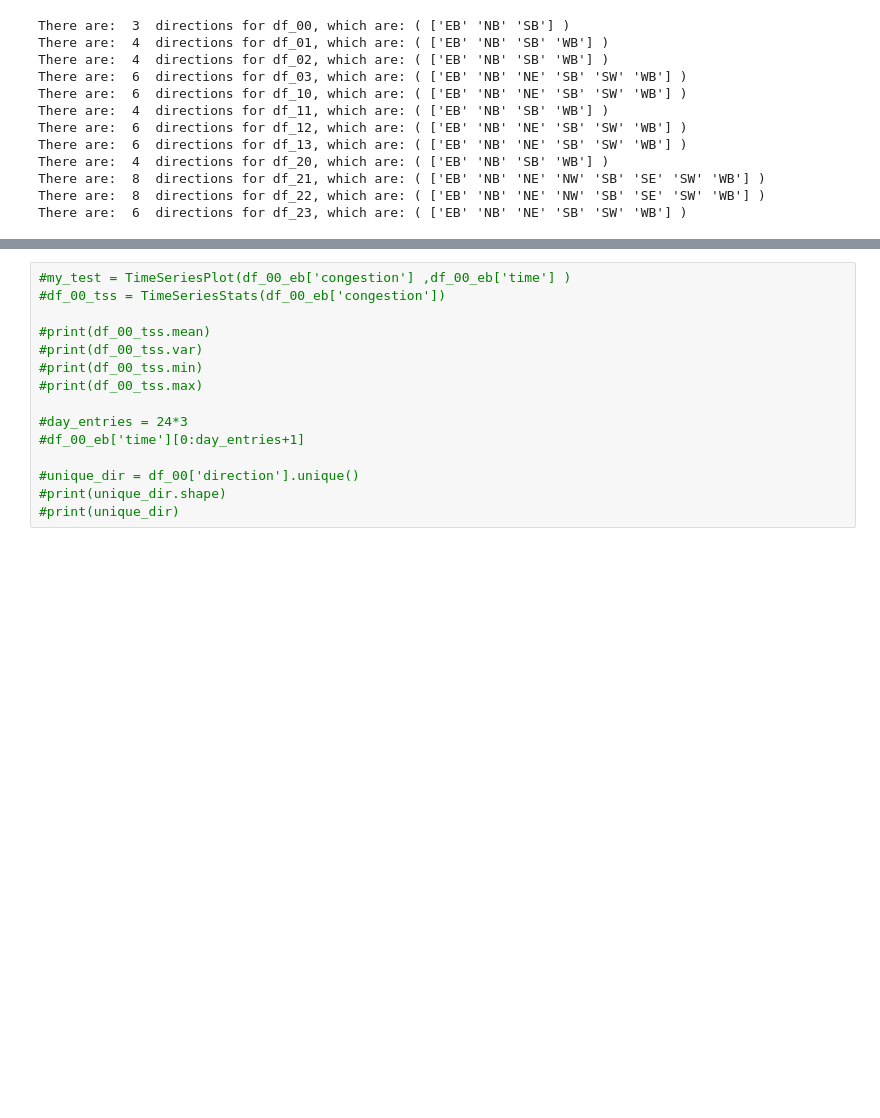
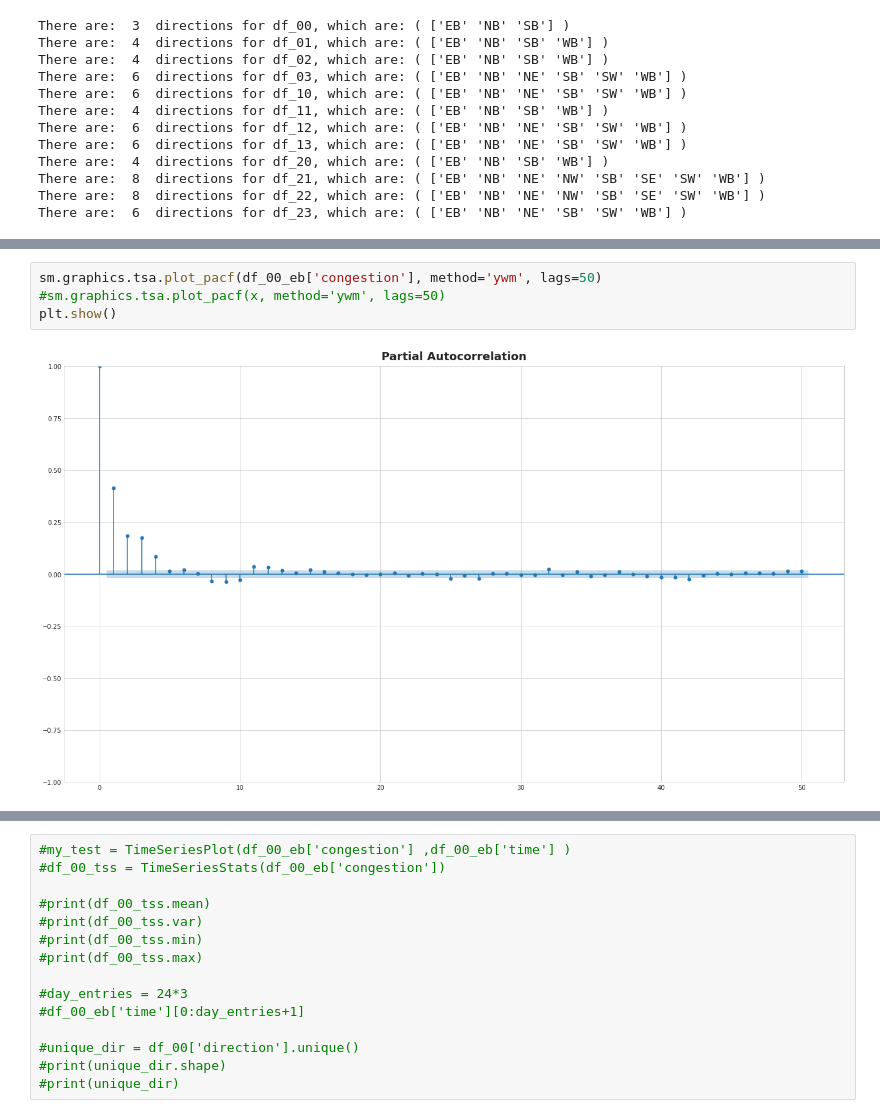
Before and after one commit to Julio-Baeta1/KaggleTabularMar22, a Jupyter notebook: notebook33ecc7fb9c.ipynb, the cells around one changed output, grey strips where cells are left out. Drawn from its saved outputs; the diff is of its cells as text; blank space fills up the shorter version.

```diff
--- a/notebook33ecc7fb9c.ipynb
+++ b/notebook33ecc7fb9c.ipynb
@@ -159,0 +221,6 @@ print(df_00_eb.head())
+# %%
+sm.graphics.tsa.plot_pacf(df_00_eb['congestion'], method='ywm', lags=50)
+#sm.graphics.tsa.plot_pacf(x, method='ywm', lags=50)
+plt.show()
+# %% [output]
+[figure, added]
```
Also changed, not shown: parts of 35 cells of this notebook.
